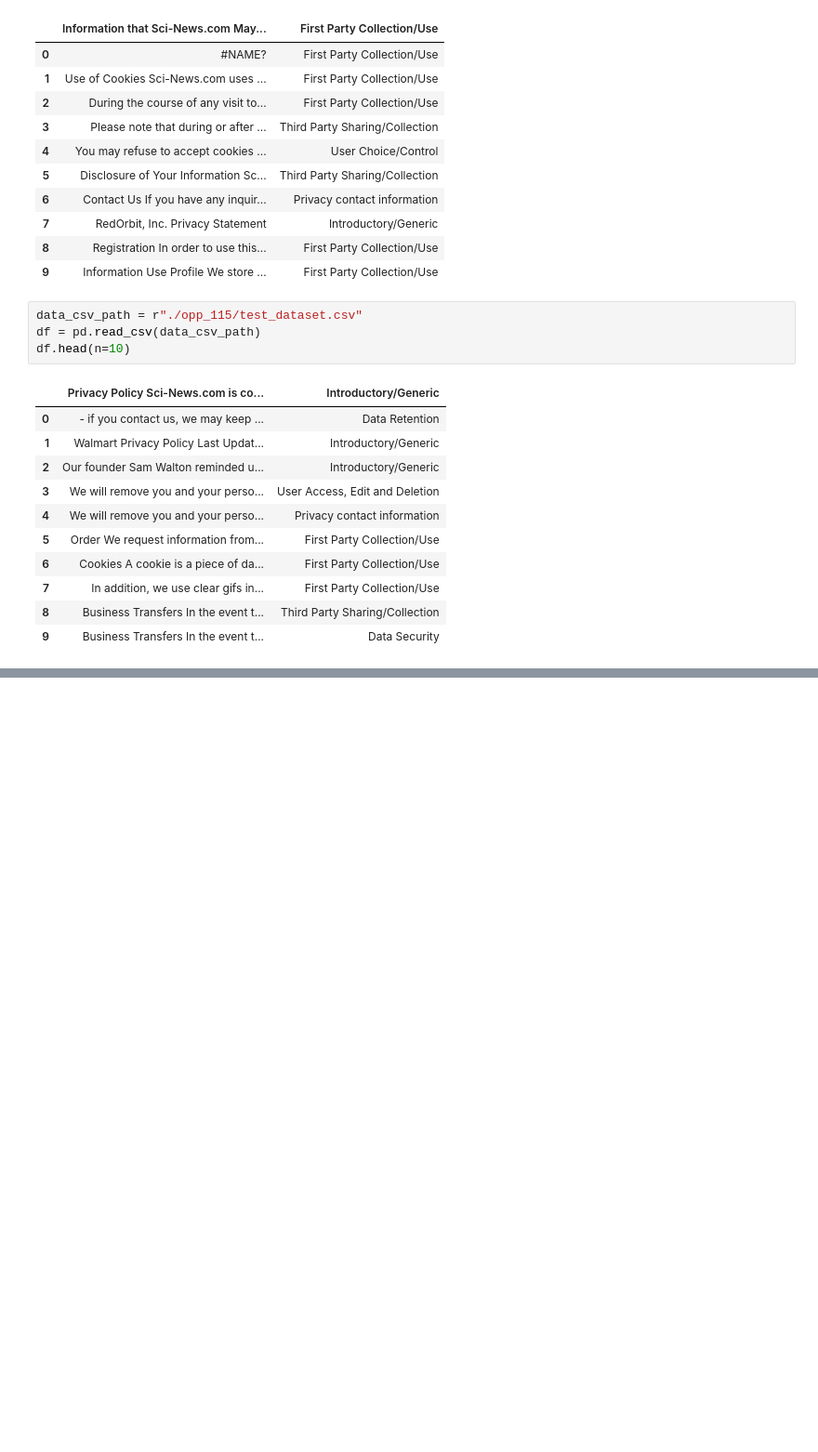
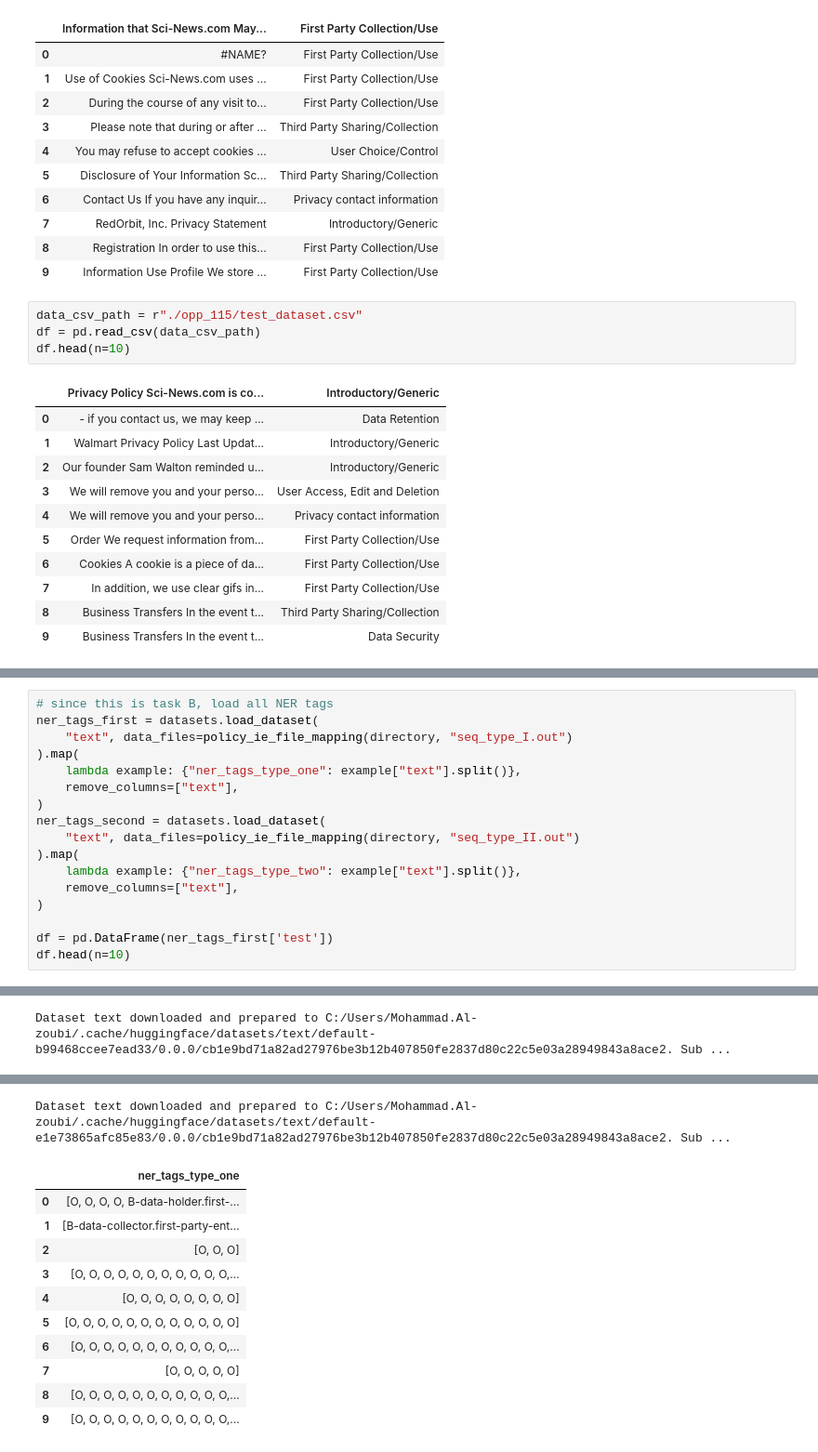
Before and after one commit to tatweer-research/privacy-mohnitor, a Jupyter notebook: instruction_finetuning/data/data_visualization.ipynb, the cells around one changed output, grey strips where cells are left out. Shown: that part at 93% size. Saved outputs shown, nothing was run; the diff lists cells and outputs as text; blank space fills up the shorter version.

```diff
--- a/instruction_finetuning/data/data_visualization.ipynb
+++ b/instruction_finetuning/data/data_visualization.ipynb
@@ -131,0 +233,18 @@ df.head(n=10)
+# %%
+# since this is task B, load all NER tags
+ner_tags_first = datasets.load_dataset(
+    "text", data_files=policy_ie_file_mapping(directory, "seq_type_I.out")
+).map(
+    lambda example: {"ner_tags_type_one": example["text"].split()},
+    remove_columns=["text"],
+)
+ner_tags_second = datasets.load_dataset(
+    "text", data_files=policy_ie_file_mapping(directory, "seq_type_II.out")
+).map(
+    lambda example: {"ner_tags_type_two": example["text"].split()},
+    remove_columns=["text"],
+)
+
+df = pd.DataFrame(ner_tags_first['test'])
+df.head(n=10)
+# %% [output]
@@ -131,0 +252 @@ df.head(n=10)
+Dataset text downloaded and prepared to C:/Users/Mohammad.Al-zoubi/.cache/huggingface/datasets/text/default-b99468ccee7ead33/0.0.0/cb1e9bd71a82ad27976be3b12b407850fe2837d80c22c5e03a28949843a8ace2. Sub ...
@@ -131,0 +254,12 @@ df.head(n=10)
+Dataset text downloaded and prepared to C:/Users/Mohammad.Al-zoubi/.cache/huggingface/datasets/text/default-e1e73865afc85e83/0.0.0/cb1e9bd71a82ad27976be3b12b407850fe2837d80c22c5e03a28949843a8ace2. Sub ...
+|  | ner_tags_type_one |
+| 0 | [O, O, O, O, B-data-holder.first-... |
+| 1 | [B-data-collector.first-party-ent... |
+| 2 | [O, O, O] |
+| 3 | [O, O, O, O, O, O, O, O, O, O, O,... |
+| 4 | [O, O, O, O, O, O, O, O] |
+| 5 | [O, O, O, O, O, O, O, O, O, O, O, O] |
+| 6 | [O, O, O, O, O, O, O, O, O, O, O,... |
+| 7 | [O, O, O, O, O] |
+| 8 | [O, O, O, O, O, O, O, O, O, O, O,... |
+| 9 | [O, O, O, O, O, O, O, O, O, O, O,... |
```
Also changed, not shown: parts of 12 cells of this notebook, 3 other files.
